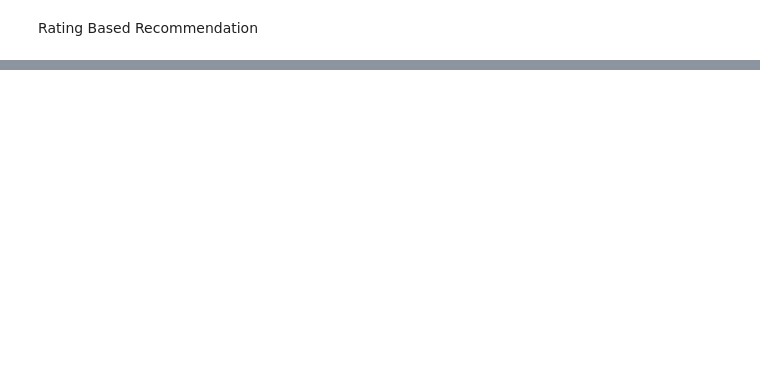
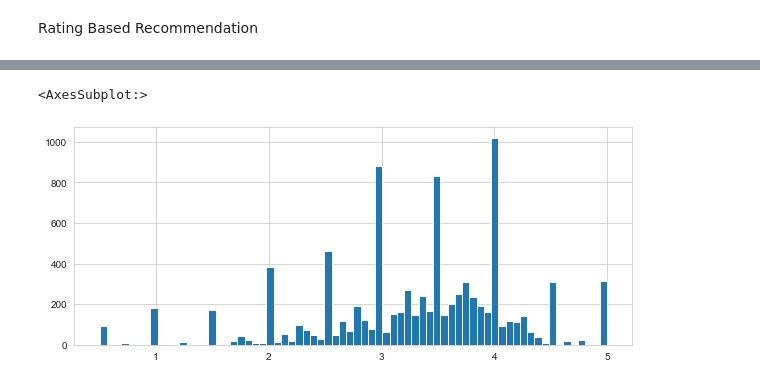
Before and after one commit to andrsdtr/data_exploration, a Jupyter notebook: Jupyter Rating based/Rating Based Recommendation.ipynb, the cells around one changed output, grey strips where cells are left out. Cells and saved outputs as stored; diff of their text form; code cells hidden in the pictures; blank space fills up the shorter version.

```diff
--- a/Jupyter Rating based/Rating Based Recommendation.ipynb
+++ b/Jupyter Rating based/Rating Based Recommendation.ipynb
@@ -28,0 +95,6 @@ movies_metadata.head()
+# %%
+plt.figure(figsize=(10,4))
+rating_info['rating'].hist(bins=70)
+# %% [output]
+<AxesSubplot:>
+[figure, added]
```
Also changed, not shown: parts of 22 cells of this notebook.
